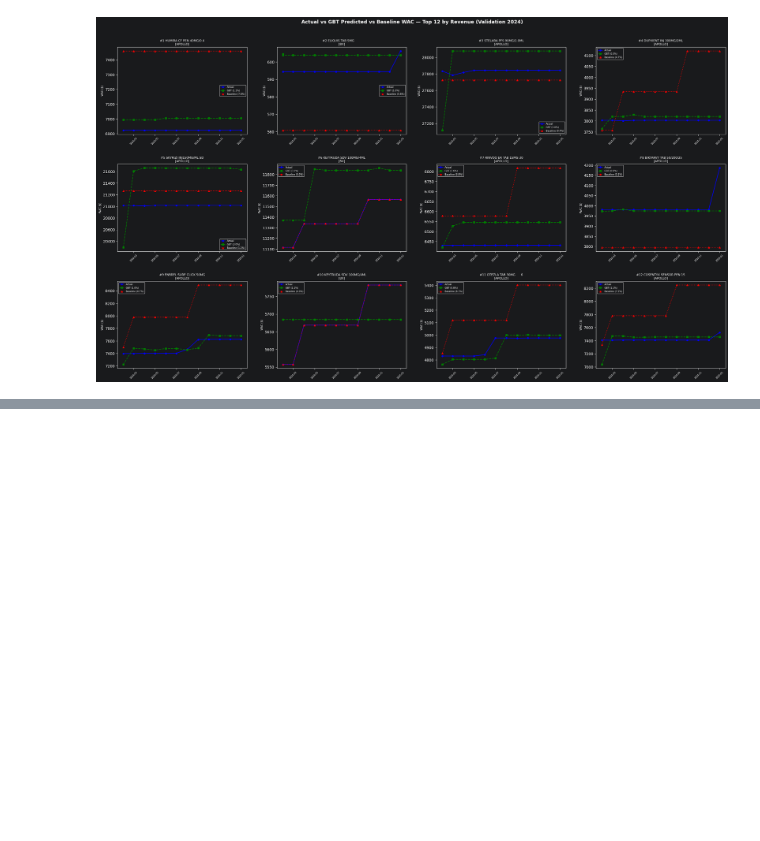
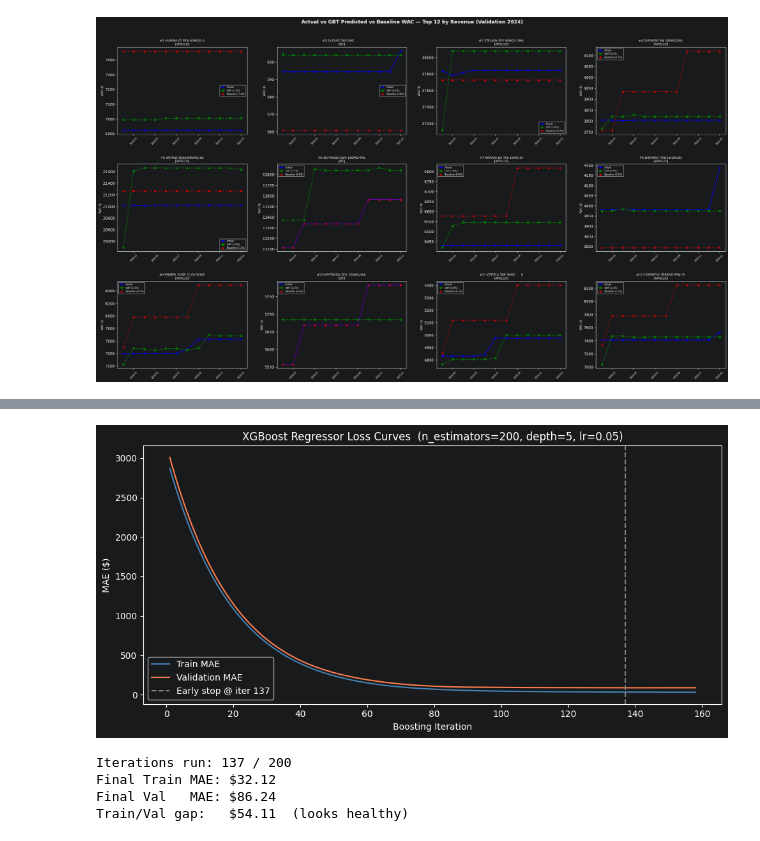
Before and after one commit to praveen-mck/WAC-PI-Forecasting, a Jupyter notebook: models/Tree_based_modeling.ipynb, the cells around one changed output, grey strips where cells are left out. Saved outputs shown, nothing was run; the diff lists cells and outputs as text; code cells hidden in the pictures; blank space fills up the shorter version.

Commit message:
Corrected splits for training/eval XGBoost

```diff
--- a/models/Tree_based_modeling.ipynb
+++ b/models/Tree_based_modeling.ipynb
@@ -1001,0 +801,8 @@ Saved -> data/real_data/enbrel_all_predictions.csv
+# %%
+xgb_model = xgb.XGBClassifier(
+    n_estimators=200,
+    max_depth=6,
+    learning_rate=0.05,
+    random_state=42
+)
+xgb_model.fit(X_train, y_train)
@@ -1001,0 +943,48 @@ Saved -> data/real_data/enbrel_all_predictions.csv
+# %%
+# Use pre-built temporal split (train < 2024, val 2024–2025) — no random split
+xgbt_loss_model = xgb.XGBRegressor(
+    n_estimators=best_max_iter,
+    max_depth=best_max_depth,
+    learning_rate=best_lr,
+    early_stopping_rounds=20,
+    eval_metric='mae',
+    random_state=42
+)
+
+xgbt_loss_model.fit(
+    X_reg_train, y_reg_train,
+    eval_set=[(X_reg_train, y_reg_train), (X_reg_test, y_reg_test)],
+    verbose=False
+)
+
+# XGBoost stores history in evals_result_
+results = xgbt_loss_model.evals_result()
+train_scores = results['validation_0']['mae']
+val_scores   = results['validation_1']['mae']
+iters = range(1, len(train_scores) + 1)
+best_iter = xgbt_loss_model.best_iteration   # ← not n_iter_
+
+fig, ax = plt.subplots(figsize=(10, 5))
+ax.plot(iters, train_scores, label='Train MAE',      color='steelblue', linewidth=1.5)
+ax.plot(iters, val_scores,   label='Validation MAE', color='coral',     linewidth=1.5)
+ax.axvline(best_iter, color='grey', linestyle='--',
+           label=f'Early stop @ iter {best_iter}')
+ax.set_xlabel('Boosting Iteration')
+ax.set_ylabel('MAE ($)')
+ax.set_title(f'XGBoost Regressor Loss Curves  '
+             f'(n_estimators={best_max_iter}, depth={best_max_depth}, lr={best_lr})')
+ax.legend()
+plt.tight_layout()
+plt.show()
+
+print(f'Iterations run: {best_iter} / {best_max_iter}')
+print(f'Final Train MAE: ${train_scores[best_iter-1]:,.2f}')
+print(f'Final Val   MAE: ${val_scores[best_iter-1]:,.2f}')
+gap = val_scores[best_iter-1] - train_scores[best_iter-1]
+print(f'Train/Val gap:   ${gap:,.2f}  ({"likely overfitting" if gap > 500 else "looks healthy"})')
+# %% [output]
+[figure, added]
+Iterations run: 137 / 200
+Final Train MAE: $32.12
+Final Val   MAE: $86.24
+Train/Val gap:   $54.11  (looks healthy)
```
Also changed, not shown: parts of 14 cells of this notebook.
